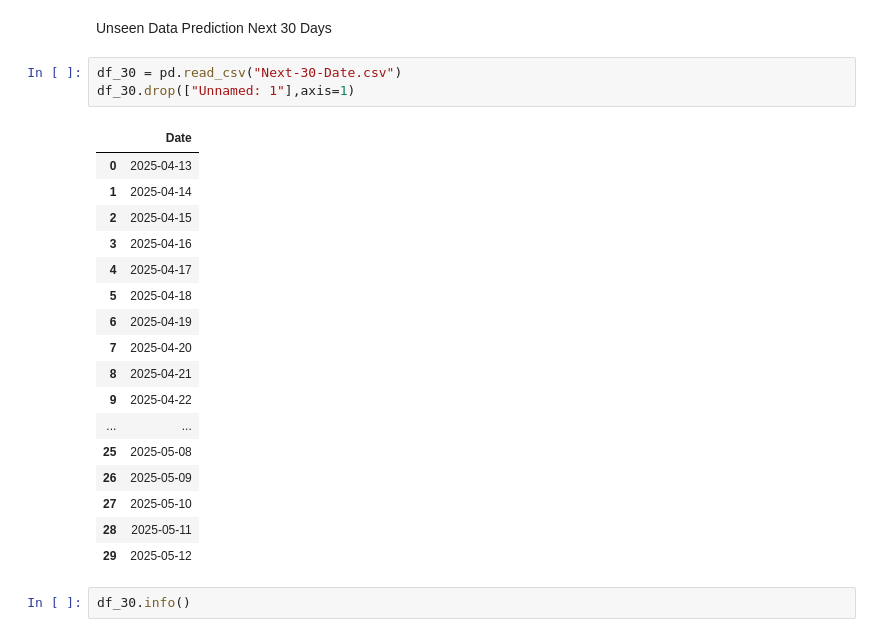
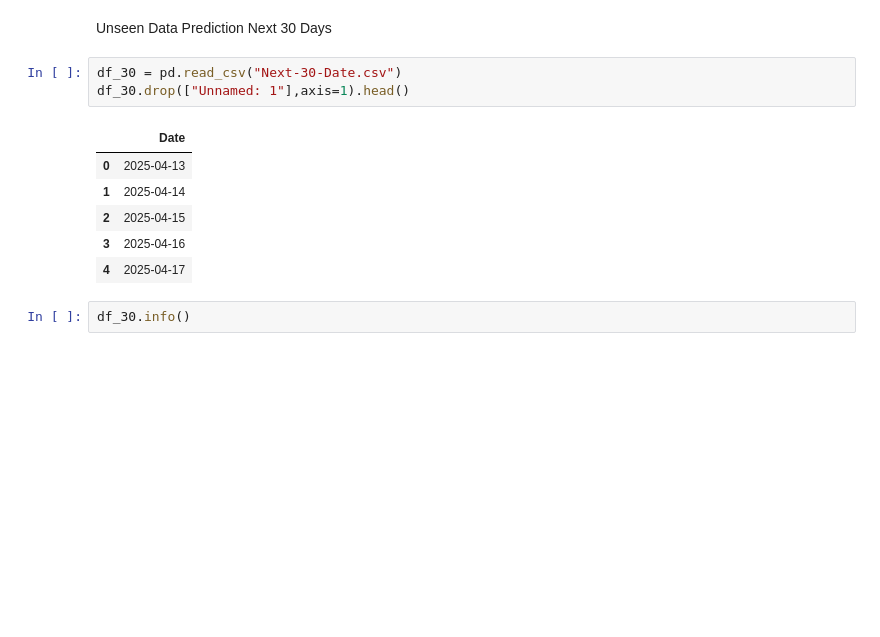
Before and after one commit to shivampb/ML-Models, a Jupyter notebook: Ethereum-prediction/main.ipynb, the cells around one changed output. Drawn from its saved outputs; the diff is of its cells as text; blank space fills up the shorter version.

```diff
--- a/Ethereum-prediction/main.ipynb
+++ b/Ethereum-prediction/main.ipynb
@@ -290,25 +173,14 @@ print(predicted_df.head())
 Unseen Data Prediction Next 30 Days
 # %%
 df_30 = pd.read_csv("Next-30-Date.csv")
-df_30.drop(["Unnamed: 1"],axis=1)
+df_30.drop(["Unnamed: 1"],axis=1).head()
 # %% [output]
 |  | Date |
 | 0 | 2025-04-13 |
 | 1 | 2025-04-14 |
 | 2 | 2025-04-15 |
 | 3 | 2025-04-16 |
 | 4 | 2025-04-17 |
-| 5 | 2025-04-18 |
-| 6 | 2025-04-19 |
-| 7 | 2025-04-20 |
-| 8 | 2025-04-21 |
-| 9 | 2025-04-22 |
-| ... | ... |
-| 25 | 2025-05-08 |
-| 26 | 2025-05-09 |
-| 27 | 2025-05-10 |
-| 28 | 2025-05-11 |
-| 29 | 2025-05-12 |
 # %%
 df_30.info()
 # %% [output]
```
Also changed, not shown: parts of 19 cells of this notebook.
